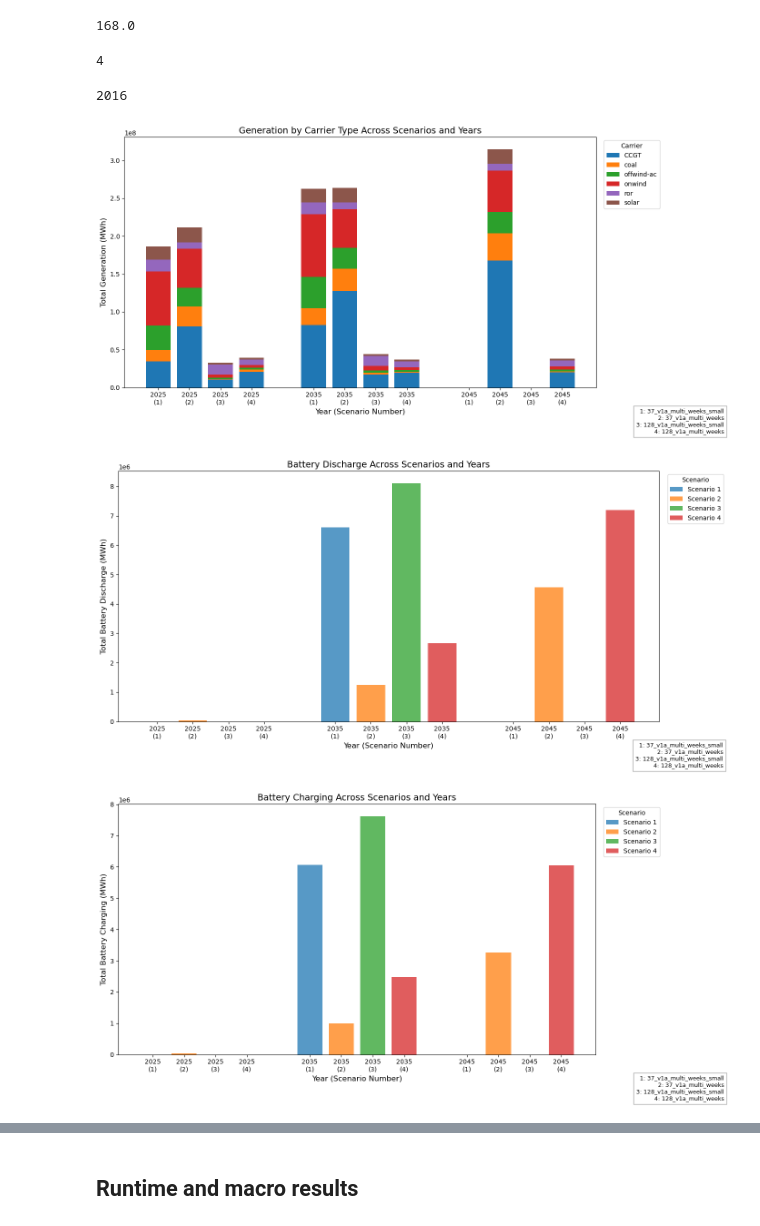
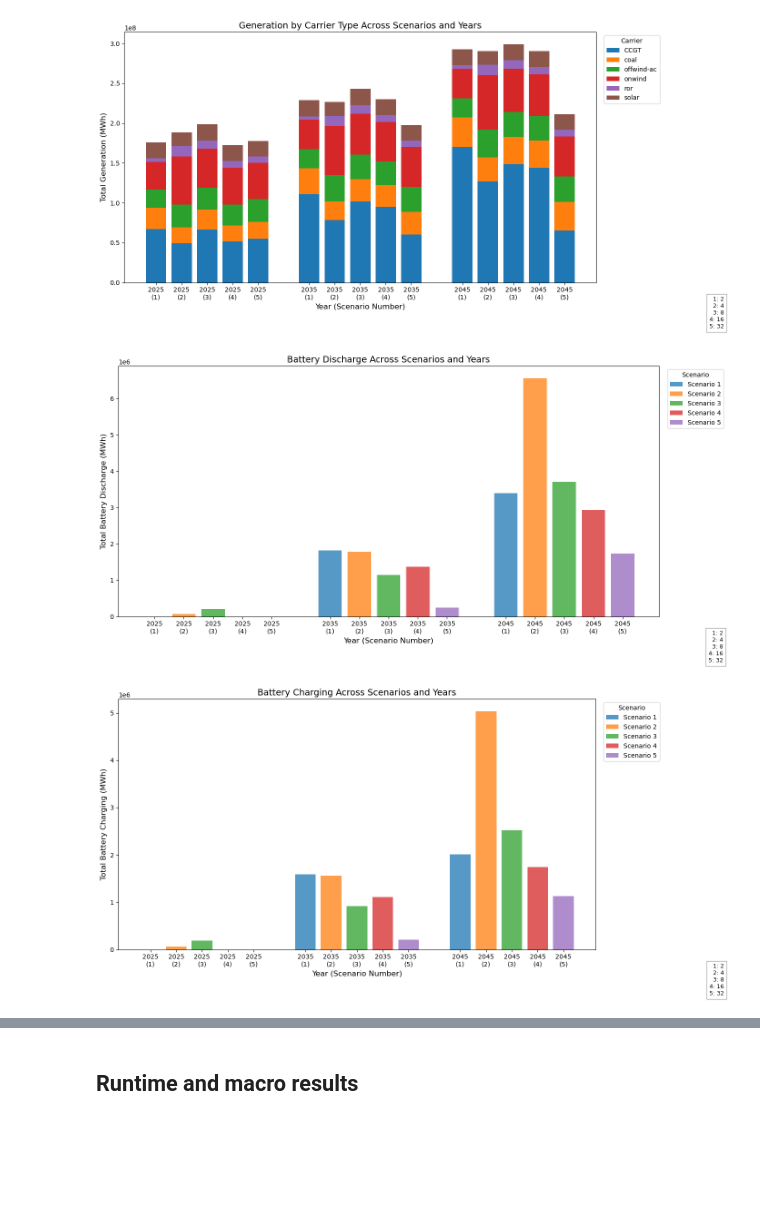
Before and after one commit to TinusAlsos/master_project, a Jupyter notebook: notebooks/analyze_mutli_week_results.ipynb, the cells around one changed output, grey strips where cells are left out. Drawn from its saved outputs; the diff is of its cells as text; code cells hidden in the pictures; blank space fills up the shorter version.

```diff
--- a/notebooks/analyze_mutli_week_results.ipynb
+++ b/notebooks/analyze_mutli_week_results.ipynb
@@ -528,6 +502,6 @@ all_decision_variables["37_v1a_multi_weeks"]["battery_soc"]
 # %%
 weekly_weights = {}
-for scenario in scenario_names:
+for scenario in names:
     years = (
         all_decision_variables[scenario]["generation"]
         .index.get_level_values("datetime")
@@ -573,7 +547,7 @@ to_adjust = [
     "power_flow",
 ]
 
-for scenario in scenario_names:
+for scenario in names:
     for df_name in to_adjust:
         df = all_decision_variables[scenario][df_name]
         weighted = apply_weekly_weights(df, scenario, weekly_weights)
@@ -664,24 +620,0 @@ DatetimeIndex(['2025-01-13 00:00:00', '2025-01-13 01:00:00',
-# %%
-for name in scenario_names:
-    print(name)
-    years = (
-        all_decision_variables[name]["battery_soc"]
-        .index.get_level_values("datetime")
-        .unique()
-        .year.unique()
-    )
-    weeks = (
-        all_decision_variables[name]["battery_soc"]
-        .index.get_level_values("datetime")
-        .unique()
-        .isocalendar()
-        .week.unique()
-    )
-    hours = (
-        all_decision_variables[name]["battery_soc"]
-        .index.get_level_values("datetime")
-        .unique()
-        .hour.unique()
-    )
-    print(f"Years: {years}\n, Weeks: {weeks}\n, Hours: {hours}\n")
-    break
@@ -778,7 +700,7 @@ def summarize_total_generation_by_carrier(
     return pivot
 # %%
 summary_table = summarize_total_generation_by_carrier(
-    all_decision_variables, generators, scenario_names
+    all_decision_variables, generators, names
 )
 summary_table
 # %% [output]
@@ -797,6 +723,0 @@ summary_table
-# %%
-years = (
-    all_decision_variables["37_v1a_multi_weeks"]["generation"]
-    .index.get_level_values("datetime")
-    .year.unique()
-)
@@ -811,23 +724,3 @@ weeks = (
-# %%
-len(
-    all_decision_variables["37_v1a_multi_weeks"]["generation"]
-    .index.get_level_values("datetime")
-    .unique()
-) / (len(years) * len(weeks))
-# %% [output]
-168.0
-# %%
-len(weeks)
-# %% [output]
-4
-# %%
-len(
-    all_decision_variables["37_v1a_multi_weeks"]["generation"]
-    .index.get_level_values("datetime")
-    .unique()
-)
-# %% [output]
-2016
 # %%
 def plot_grouped_generation_by_carrier(summary_table, scenario_names):
     df = summary_table.reset_index()
@@ -897,12 +790,12 @@ def plot_grouped_generation_by_carrier(summary_table, scenario_names):
     plt.show()
 # %%
 summary_table = summarize_total_generation_by_carrier(
-    all_decision_variables, generators, scenario_names
+    all_decision_variables, generators, names
 )
 
-plot_grouped_generation_by_carrier(summary_table, scenario_names)
+plot_grouped_generation_by_carrier(summary_table, names)
 # %% [output]
-[figure, old version]
+[figure, new version]
 # %%
 def plot_grouped_battery_discharge(all_decision_variables, scenario_names):
     combined_df = []
@@ -978,9 +871,9 @@ def plot_grouped_battery_discharge(all_decision_variables, scenario_names):
     plt.legend(title="Scenario", bbox_to_anchor=(1.01, 1), loc="upper left")
     plt.show()
 # %%
-plot_grouped_battery_discharge(all_decision_variables, scenario_names)
+plot_grouped_battery_discharge(all_decision_variables, names)
 # %% [output]
-[figure, old version]
+[figure, new version]
 # %%
 def plot_grouped_battery_charging(all_decision_variables, scenario_names):
     combined_df = []
@@ -1053,9 +946,9 @@ def plot_grouped_battery_charging(all_decision_variables, scenario_names):
     plt.tight_layout(rect=[0, 0.05, 0.9, 1])
     plt.show()
 # %%
-plot_grouped_battery_charging(all_decision_variables, scenario_names)
+plot_grouped_battery_charging(all_decision_variables, names)
 # %% [output]
-[figure, old version]
+[figure, new version]
 # %%
 def plot_grouped_load_shedding(all_decision_variables, scenario_names):
     combined_df = []
```
Also changed, not shown: parts of 23 cells of this notebook, 5 other files.
